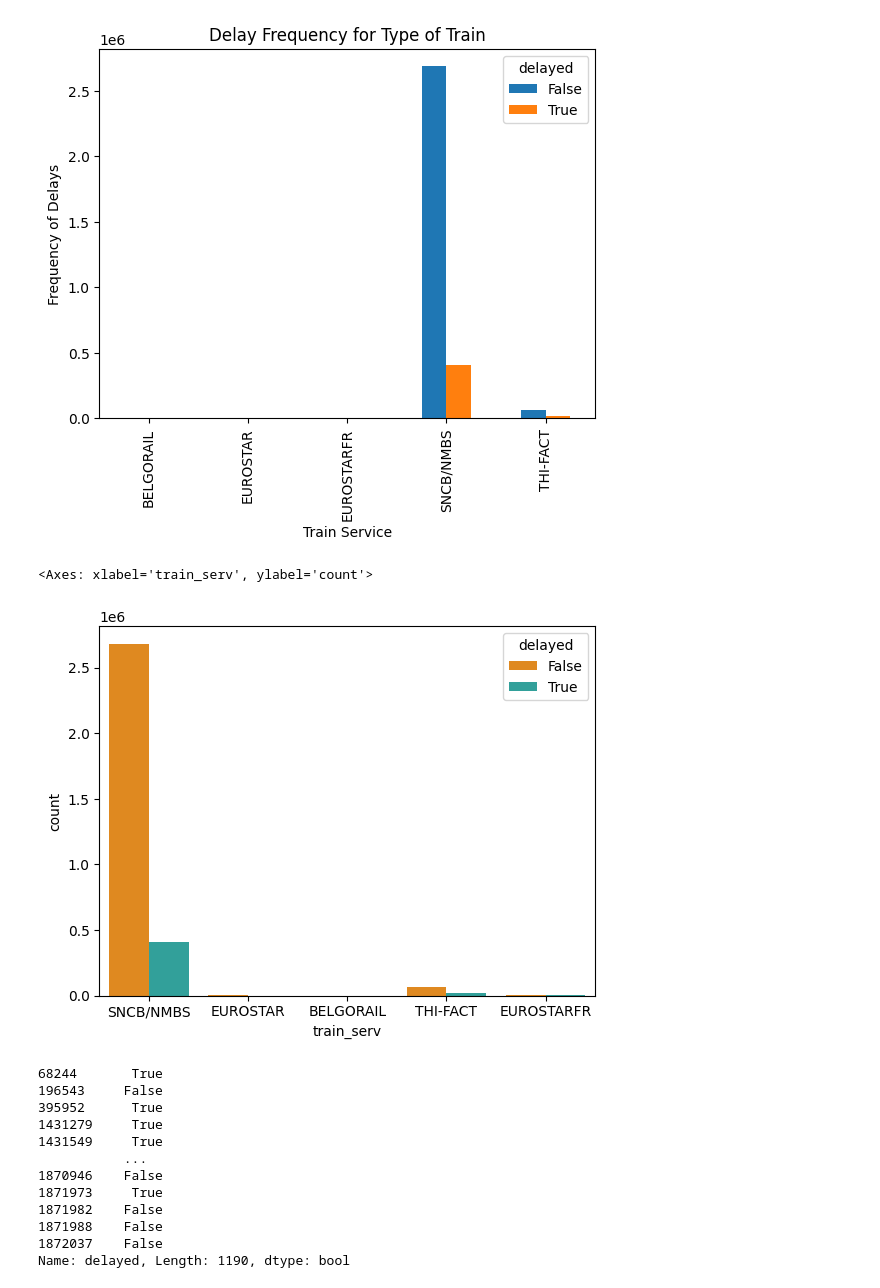
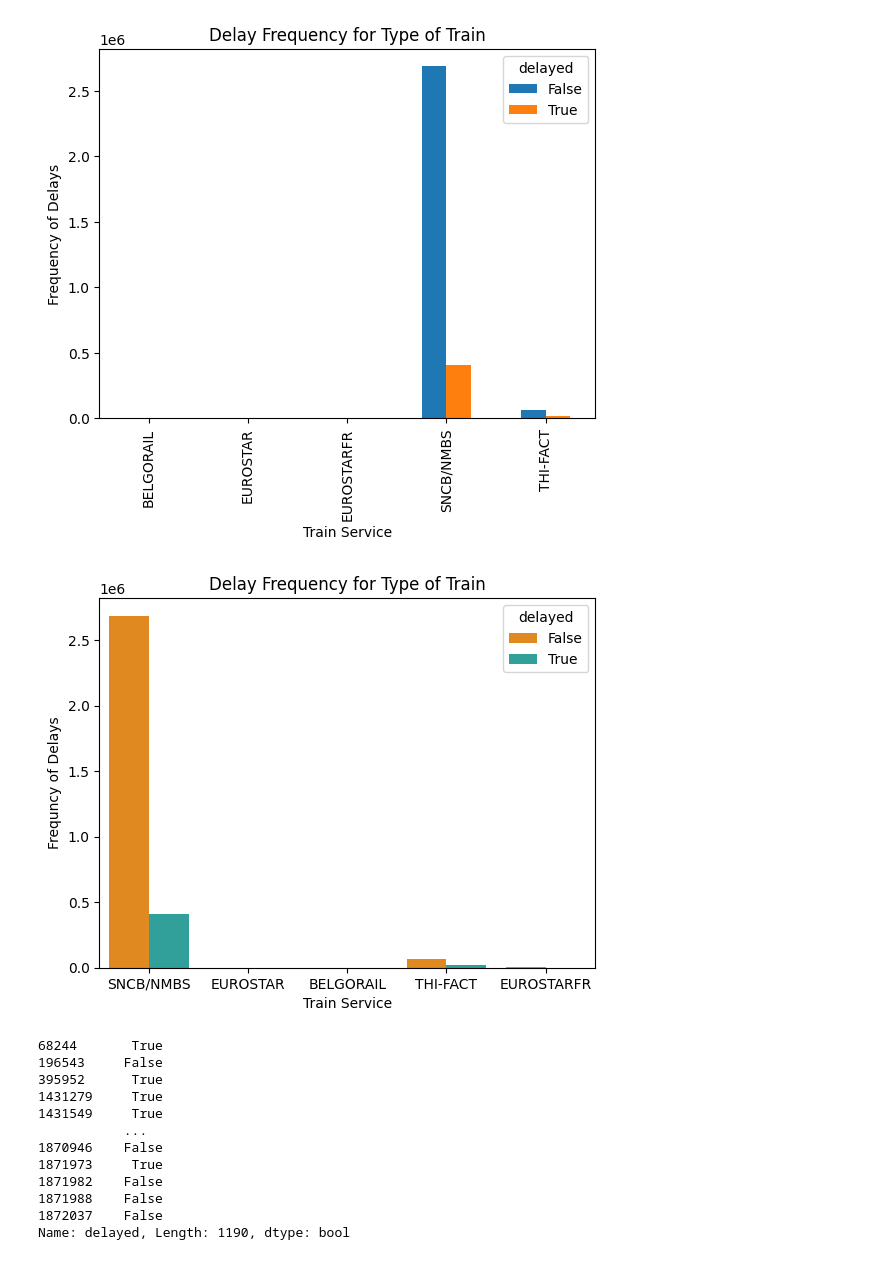
Before and after one commit to ilse-espino/train_delays_belgium, a Jupyter notebook: 4.1-graphs.ipynb, the cells around one changed output. Saved outputs shown, nothing was run; the diff lists cells and outputs as text; code cells hidden in the pictures.

Commit message:
format graph

```diff
--- a/4.1-graphs.ipynb
+++ b/4.1-graphs.ipynb
@@ -41,11 +41,14 @@ plt.ylabel('Frequency of Delays')
 # %% [output]
 Text(0, 0.5, 'Frequency of Delays')
 [figure]
-# %%
-sns.countplot(x=df["train_serv"], hue=df['delayed'], palette={True:'lightseagreen', False:'darkorange'})
-# %% [output]
-<Axes: xlabel='train_serv', ylabel='count'>
-[figure, removed]
+# %%
+fig = sns.countplot(x=df["train_serv"], hue=df['delayed'], palette={True:'lightseagreen', False:'darkorange'})
+plt.xlabel("Train Service")
+plt.ylabel("Frequncy of Delays")
+plt.title("Delay Frequency for Type of Train") # You can comment this line out if you don't need title
+plt.show(fig)
+# %% [output]
+[figure, added]
 # %%
 df[df['train_serv']=='EUROSTAR']['delayed']
 # %% [output]
```
